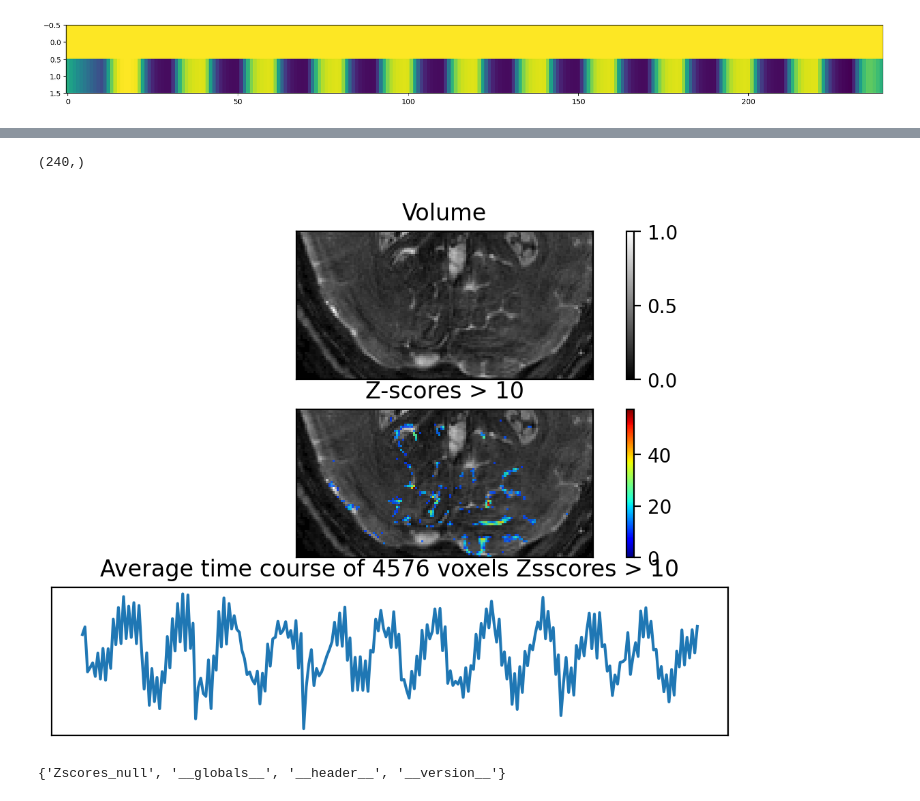
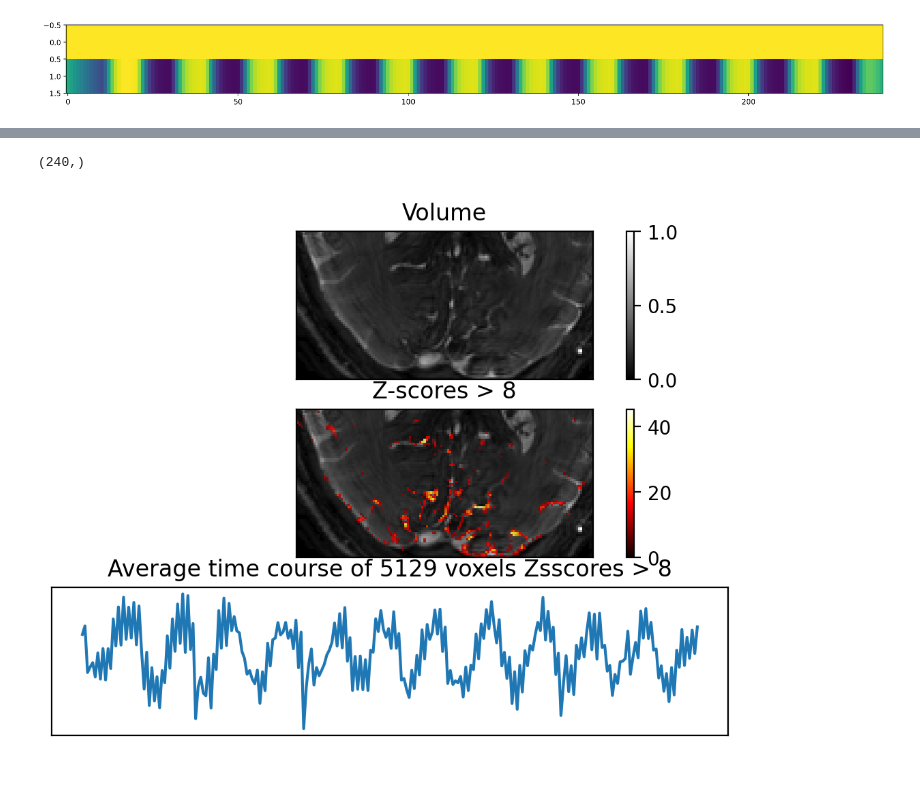
Before and after one commit to praveenivp/Blobology, a Jupyter notebook: Blobology/GLMandNULLDist.ipynb, the cells around one changed output, grey strips where cells are left out. Cells and saved outputs as stored; diff of their text form; code cells hidden in the pictures.

```diff
--- a/Blobology/GLMandNULLDist.ipynb
+++ b/Blobology/GLMandNULLDist.ipynb
@@ -37,11 +60,12 @@ def myGLM(D,V,constrast=[0,1]):
     var=np.var(res,axis=1)
     var=var.reshape(imsz[0:-1])
     np.seterr(divide='ignore', invalid='ignore')
-    ZScores=con/np.sqrt(var)
+    ZScores=(con-np.mean(con))/np.sqrt(var)
 
     return Beta,ZScores
 beta,Zscores=myGLM(D,V)
-plt.imshow(Zscores[:,:,1]*np.float32(Zscores[:,:,1]>10))
+# plt.imshow(Zscores[:,:,1]*np.float32(Zscores[:,:,1]>10))
+plt.imshow(Zscores[:,:,5],cmap=plt.cm.hot)
 plt.colorbar()
 # %% [output]
 <matplotlib.colorbar.Colorbar at 0x...>
@@ -50,45 +74,41 @@ plt.colorbar()
 import matplotlib
 plt.rcParams['figure.dpi'] = 200
 def OverlayPlot(V,Zscores,alpha=0.6,Thres=4,slc=1):
-    img=V[:,:,slc,1]
+    img=np.mean(V[:,:,slc,0:],axis=2)
     rows, cols = img.shape
 
     # process overlay
     ov=np.copy(Zscores[:,:,slc])
     ov[np.isnan(ov)]=0
     ov1=ov.copy()*np.float32(ov>Thres)
 
     # Display the output
     f, (ax0, ax1,ax2) = plt.subplots(3,1,
                                     subplot_kw={'xticks': [], 'yticks': []})
     ax0.imshow(img, cmap=plt.cm.gray)
     ax0.set_title("Volume")
     n0=matplotlib.colors.Normalize(np.min(img.flatten()),np.max(img.flatten()) )
     plt.colorbar(plt.cm.ScalarMappable(cmap=plt.cm.gray),ax=ax0)
     ax1.imshow(img, cmap=plt.cm.gray)
-    ax1.imshow(ov1, cmap=plt.cm.jet,alpha=0.8*np.float32(ov>Thres))
+    ax1.imshow(ov1, cmap=plt.cm.hot,alpha=0.8*np.float32(ov>Thres))
     ax1.set_title("Z-scores > %d" % (Thres))
-    n1=matplotlib.colors.Normalize(np.min(ov1.flatten()),np.max(ov1.flatten()) )
-    plt.colorbar(plt.cm.ScalarMappable(norm=n1,cmap=plt.cm.jet), ax=ax1)
+    n2=matplotlib.colors.Normalize(np.nanmin(ov1.flatten()),np.nanmax(ov1.flatten()) )
+    plt.colorbar(plt.cm.ScalarMappable(norm=n2,cmap=plt.cm.hot), ax=ax1)
 
     V1=V.copy()*np.reshape(np.float32(Zscores>Thres),(70,140,10,1))
 
     V2=V[Zscores>Thres,:]
 
     time_course=np.mean(V2,0).flatten()
     print(time_course.shape)
     ax2.plot(time_course)
     ax2.set_title("Average time course of %d voxels Zsscores > %d" % (V2.shape[0],Thres))
 
     plt.show()
-OverlayPlot(V,Zscores,alpha=0.9,Thres=10)
+OverlayPlot(V,Zscores,alpha=0.9,Thres=8,slc=5)
 # %% [output]
 (240,)
-[figure, old version]
+[figure, new version]
-# %%
-loadmat("data/nulldist.mat",{'Zscores_null'})
-# %% [output]
-{'Zscores_null', '__globals__', '__header__', '__version__'}
 # %%
 # Null Distribution
 from random import shuffle
```
Also changed, not shown: parts of 8 cells of this notebook.
